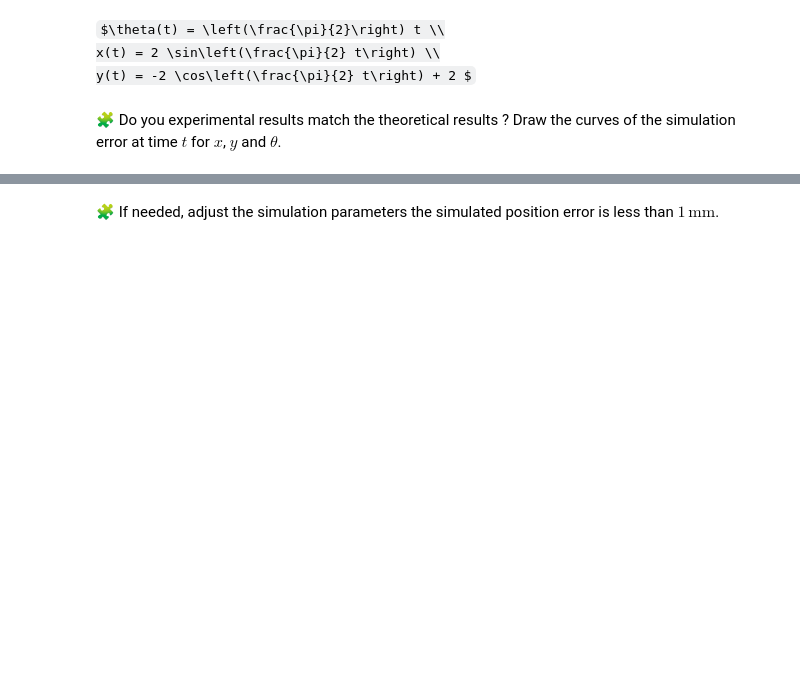
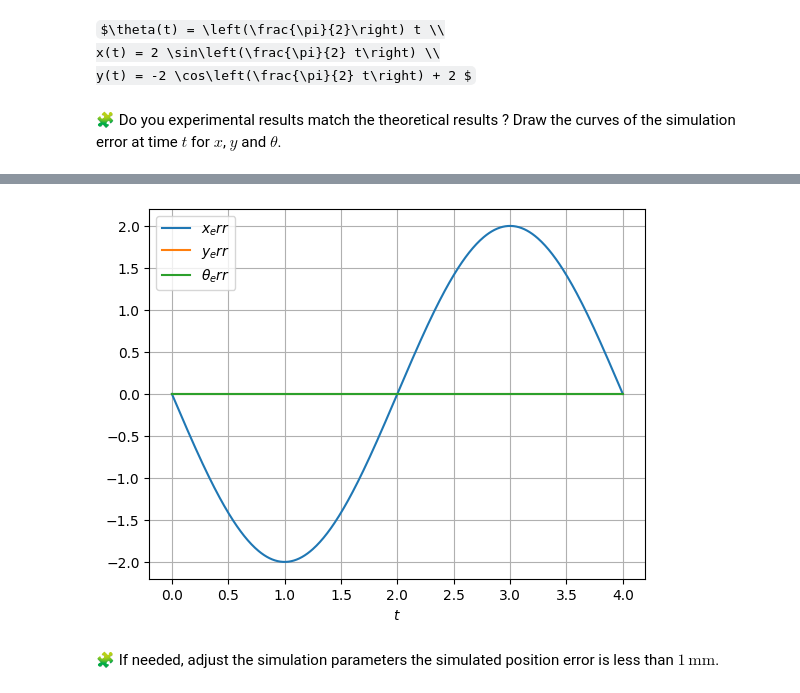
Before and after one commit to yooseeph/control-engineering-with-python-project-2023-2024, a Jupyter notebook: Project_part_1.ipynb, the cells around one changed output, grey strips where cells are left out. Cells and saved outputs as stored; diff of their text form; code cells hidden in the pictures; some formulas as TeX source; blank space fills up the shorter version.

```diff
--- a/Project_part_1.ipynb
+++ b/Project_part_1.ipynb
@@ -312,18 +312,31 @@ x(t) = 2 \sin\left(\frac{\pi}{2} t\right) \\
 y(t) = -2 \cos\left(\frac{\pi}{2} t\right) + 2 $
 # %% [markdown]
 🧩 Do you experimental results match the theoretical results ? Draw the curves of the simulation error at time $t$ for $x$, $y$ and $\theta$.
+# %%
+t_span = [0.0, 4]
+y0 = [0.0, 0.0, 0.0]
+max_step=0.01
+t_eval = linspace(0,4,500)
+result = solve_ivp(fun=fun, t_span=t_span, y0=y0,  max_step=max_step, t_eval=t_eval)
+r_t = result["t"]
+x = result["y"][0]
+y = result["y"][1]
+theta = result["y"][2]
+sol=result["sol"]
 # %%
+import numpy as np
 def resul_theo_0_x_y(t):
-    return ( np.pi/2 *t , 2*np.sin(2*np.pi) , 2 - 2* np.cos(np.pi/2 *t) )
+  return ( np.pi/2*t , 2*np.sin(2*np.pi) , 2 - 2*np.cos(np.pi/2 *t) )
 
-t_eval = linspace(0,4,500)
+t = linspace(0,4,500)
 theta_the , x_theo , y_theo =resul_theo_0_x_y(t)
 
-er_x
+
 
 figure()
-plot(r_t ,x - , ".-", label="$x(t)$")
-plot(r_t, y, ".-", label="$y(t)$")
-plot(r_t, theta, ".-", label="$theta(t)$")
-xlabel("$t$"); grid(); legend()
+plot(t, x_theo - x, "-", label="$x_err$")
+plot(t, y_theo - y , "-", label="$y_err$")
+plot(t, theta_the - theta, "-", label="$θ_err$")
+
+xlabel("$t$"); grid();legend()
 # %% [output]
@@ -331,3 +344,4 @@ SyntaxError: invalid syntax (<ipython-input-20-0d980c03c3d6>, line 10)
+[figure, added]
 # %% [markdown]
 🧩 If needed, adjust the simulation parameters the simulated position error is less than $1\, \mathrm{ mm}$.
 # %%
```
Also changed, not shown: parts of 2 cells of this notebook.
